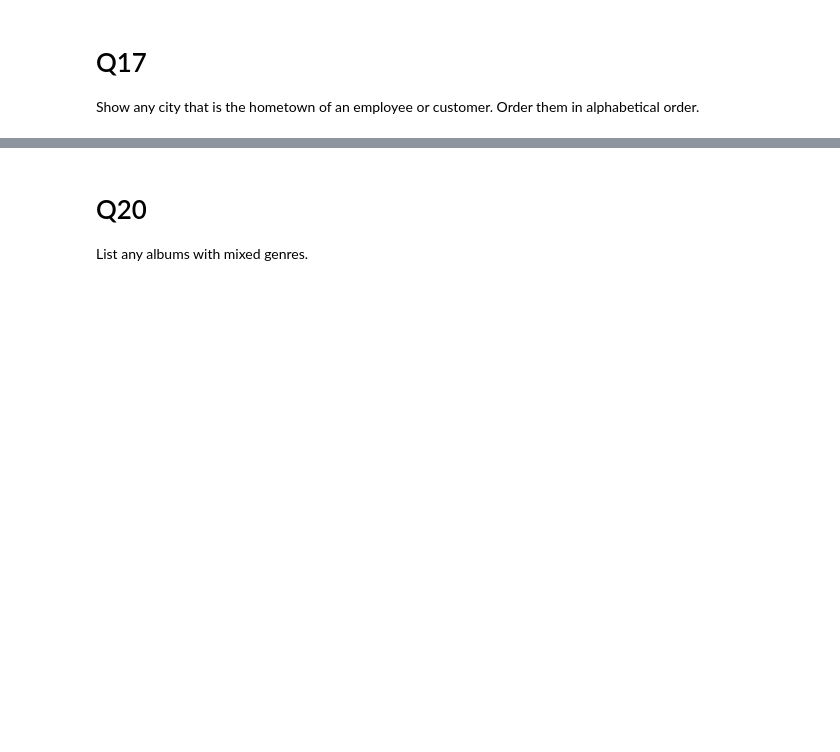
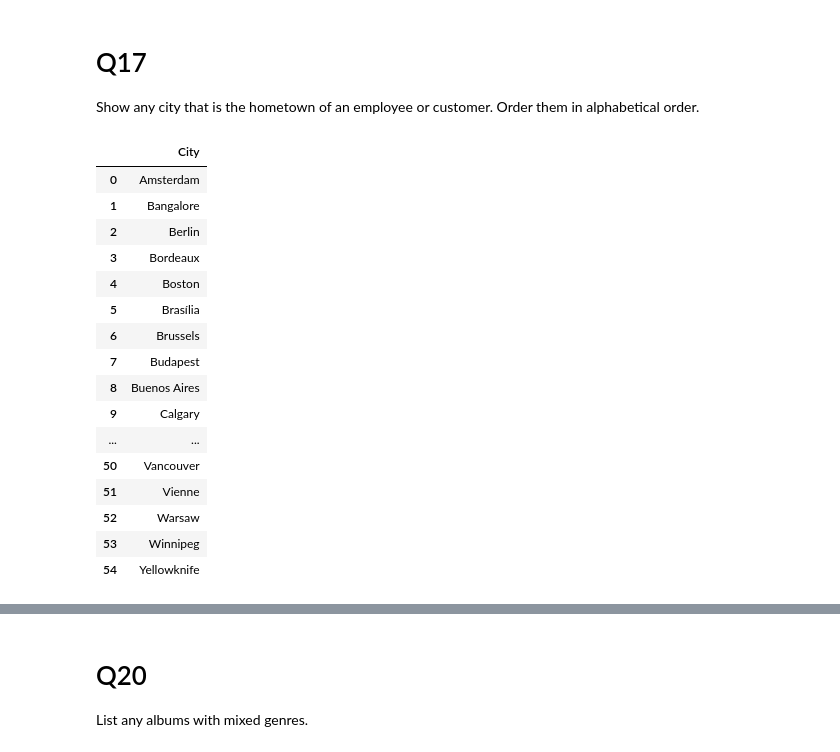
Before and after one commit to kathleen-ryan-DeSales/CS260, a Jupyter notebook: other/Exam1Review_Answers.ipynb, the cells around one changed output, grey strips where cells are left out. Saved outputs shown, nothing was run; the diff lists cells and outputs as text; code cells hidden in the pictures; blank space fills up the shorter version.

```diff
--- a/other/Exam1Review_Answers.ipynb
+++ b/other/Exam1Review_Answers.ipynb
@@ -549,11 +594,37 @@ results
 
 Show any city that is the hometown of an employee or customer. Order them in alphabetical order.
 # %%
-sql_statement = """...
+sql_statement = """ Select City
+                    FROM customers
+
+                    UNION
+
+                    Select City
+                    FROM employees
+
+                    ORDER BY City
             """
 
 results = pd.read_sql_query(sql_statement, conn)
 results
+# %% [output]
+|  | City |
+| 0 | Amsterdam |
+| 1 | Bangalore |
+| 2 | Berlin |
+| 3 | Bordeaux |
+| 4 | Boston |
+| 5 | Brasília |
+| 6 | Brussels |
+| 7 | Budapest |
+| 8 | Buenos Aires |
+| 9 | Calgary |
+| ... | ... |
+| 50 | Vancouver |
+| 51 | Vienne |
+| 52 | Warsaw |
+| 53 | Winnipeg |
+| 54 | Yellowknife |
 # %% [markdown]
 # Q18
 
```
Also changed, not shown: parts of 6 cells of this notebook.
